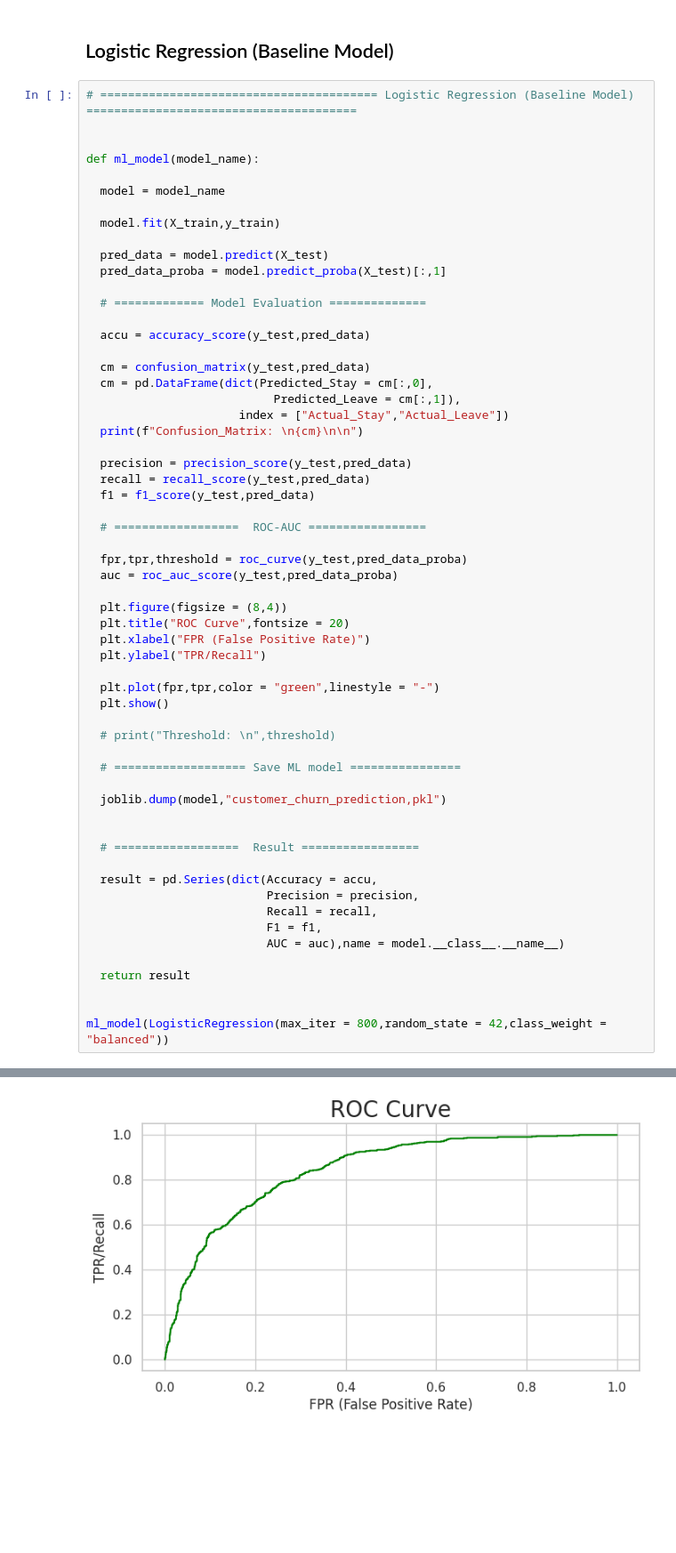
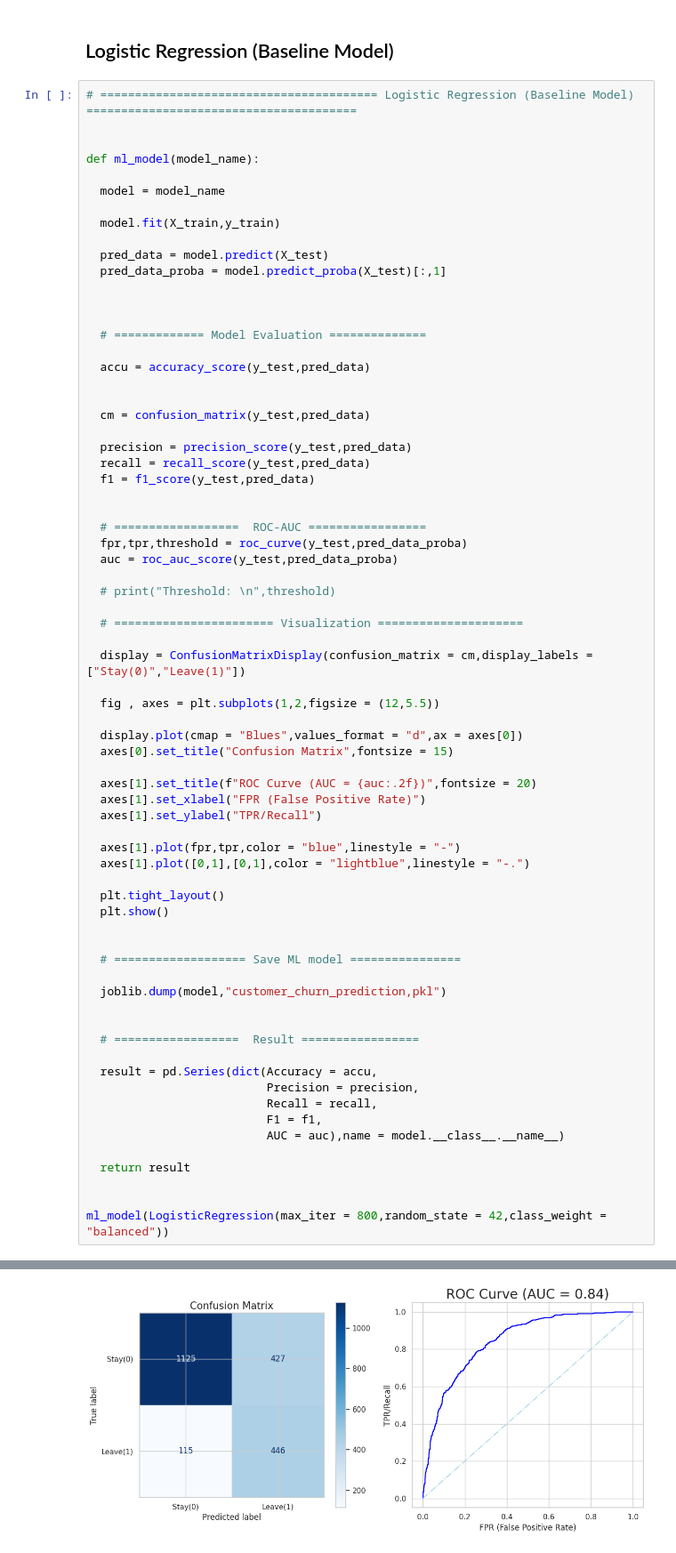
Before and after one commit to ArthJain123/Customer-Churn-Prediction-ML, a Jupyter notebook: Customer_Churn_Prediction.ipynb, the cells around one changed output, grey strips where cells are left out. Shown at 89% size. Cells and saved outputs as stored; diff of their text form; blank space fills up the shorter version.

```diff
--- a/Customer_Churn_Prediction.ipynb
+++ b/Customer_Churn_Prediction.ipynb
@@ -662,34 +662,45 @@ def ml_model(model_name):
   pred_data = model.predict(X_test)
   pred_data_proba = model.predict_proba(X_test)[:,1]
 
+
+
   # ============= Model Evaluation ==============
 
   accu = accuracy_score(y_test,pred_data)
 
+
   cm = confusion_matrix(y_test,pred_data)
-  cm = pd.DataFrame(dict(Predicted_Stay = cm[:,0],
-                           Predicted_Leave = cm[:,1]),
-                      index = ["Actual_Stay","Actual_Leave"])
-  print(f"Confusion_Matrix: \n{cm}\n\n")
 
   precision = precision_score(y_test,pred_data)
   recall = recall_score(y_test,pred_data)
   f1 = f1_score(y_test,pred_data)
 
+
   # ==================  ROC-AUC =================
-
   fpr,tpr,threshold = roc_curve(y_test,pred_data_proba)
   auc = roc_auc_score(y_test,pred_data_proba)
 
-  plt.figure(figsize = (8,4))
-  plt.title("ROC Curve",fontsize = 20)
-  plt.xlabel("FPR (False Positive Rate)")
-  plt.ylabel("TPR/Recall")
+  # print("Threshold: \n",threshold)
 
-  plt.plot(fpr,tpr,color = "green",linestyle = "-")
+  # ======================= Visualization =====================
+
+  display = ConfusionMatrixDisplay(confusion_matrix = cm,display_labels = ["Stay(0)","Leave(1)"])
+
+  fig , axes = plt.subplots(1,2,figsize = (12,5.5))
+
+  display.plot(cmap = "Blues",values_format = "d",ax = axes[0])
+  axes[0].set_title("Confusion Matrix",fontsize = 15)
+
+  axes[1].set_title(f"ROC Curve (AUC = {auc:.2f})",fontsize = 20)
+  axes[1].set_xlabel("FPR (False Positive Rate)")
+  axes[1].set_ylabel("TPR/Recall")
+
+  axes[1].plot(fpr,tpr,color = "blue",linestyle = "-")
+  axes[1].plot([0,1],[0,1],color = "lightblue",linestyle = "-.")
+
+  plt.tight_layout()
   plt.show()
 
-  # print("Threshold: \n",threshold)
 
   # =================== Save ML model ================
 
@@ -716,4 +723,4 @@ Actual_Leave             115              446
-[figure, old version]
+[figure, new version]
 |  | LogisticRegression |
 | Accuracy | 0.743493 |
 | Precision | 0.510882 |
```
Also changed, not shown: parts of 6 cells of this notebook.
